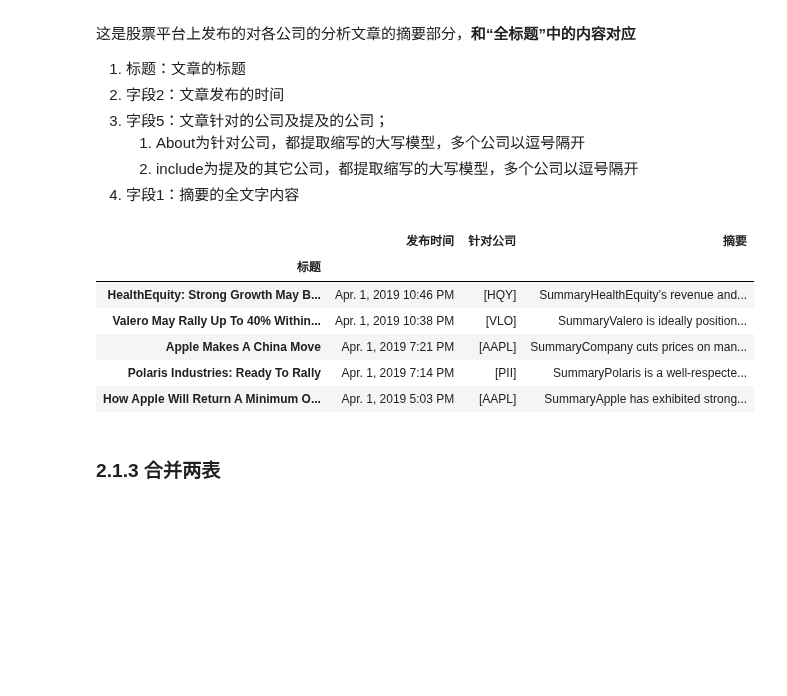
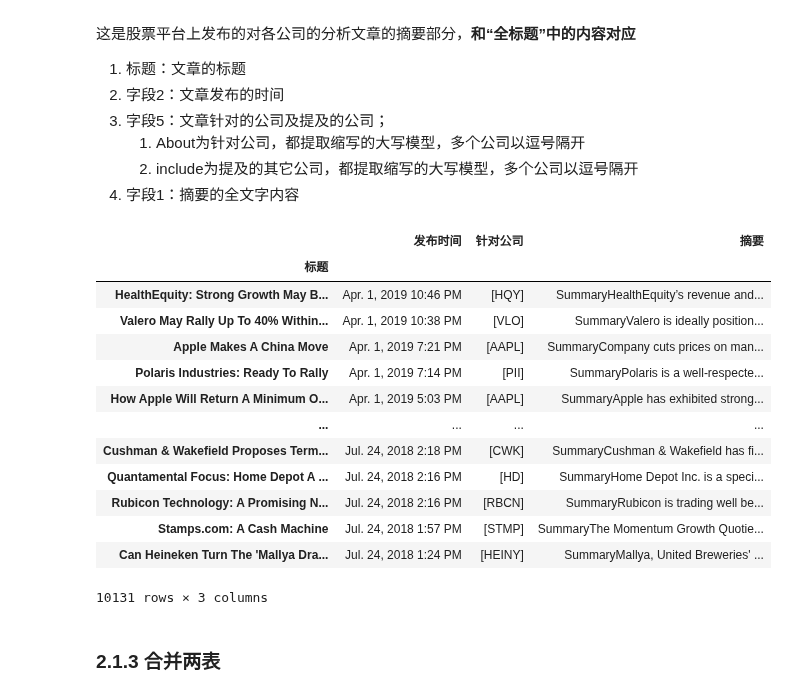
Before and after one commit to easternDay/Stock-forecast, a Jupyter notebook: 一班-1825101045-杨祉.ipynb, the cells around one changed output. Saved outputs shown, nothing was run; the diff lists cells and outputs as text; code cells hidden in the pictures; blank space fills up the shorter version.

```diff
--- a/一班-1825101045-杨祉.ipynb
+++ b/一班-1825101045-杨祉.ipynb
@@ -135,32 +146,39 @@ Title_data.head()
 # %%
 # 读取整个csv文件，并且舍弃【字段1_链接_链接】
 import re
 Content_data = pd.read_csv("./摘要.csv", index_col=0)
 
 # 更改列标
 Content_data.columns = ['发布时间', '针对公司', '摘要']
 
 # 处理【时间】
 Content_data["发布时间"] = Content_data["发布时间"].map(lambda x: x.replace(" ET", ""))
 
 
 # 处理【针对公司】
 Content_data["针对公司"] = Content_data["针对公司"].map(
     lambda x: x.split("Includes:")[0].replace("| About: ", "").split(","))
 # 提取【针对公司】中的简写
 Content_data["针对公司"] = Content_data["针对公司"].map(
     lambda x: ["".join(re.findall('[(](.*?)[)]', i, re.S)) for i in x if not i.find("(") == -1])
 
 # 显示前五行内容
-Content_data.head()
+Content_data
 # %% [output]
 |  | 发布时间 | 针对公司 | 摘要 |
 | 标题 |  |  |  |
 | HealthEquity: Strong Growth May B... | Apr. 1, 2019 10:46 PM | [HQY] | SummaryHealthEquity’s revenue and... |
 | Valero May Rally Up To 40% Within... | Apr. 1, 2019 10:38 PM | [VLO] | SummaryValero is ideally position... |
 | Apple Makes A China Move | Apr. 1, 2019 7:21 PM | [AAPL] | SummaryCompany cuts prices on man... |
 | Polaris Industries: Ready To Rally | Apr. 1, 2019 7:14 PM | [PII] | SummaryPolaris is a well-respecte... |
 | How Apple Will Return A Minimum O... | Apr. 1, 2019 5:03 PM | [AAPL] | SummaryApple has exhibited strong... |
+| ... | ... | ... | ... |
+| Cushman & Wakefield Proposes Term... | Jul. 24, 2018 2:18 PM | [CWK] | SummaryCushman & Wakefield has fi... |
+| Quantamental Focus: Home Depot A ... | Jul. 24, 2018 2:16 PM | [HD] | SummaryHome Depot Inc. is a speci... |
+| Rubicon Technology: A Promising N... | Jul. 24, 2018 2:16 PM | [RBCN] | SummaryRubicon is trading well be... |
+| Stamps.com: A Cash Machine | Jul. 24, 2018 1:57 PM | [STMP] | SummaryThe Momentum Growth Quotie... |
+| Can Heineken Turn The 'Mallya Dra... | Jul. 24, 2018 1:24 PM | [HEINY] | SummaryMallya, United Breweries' ... |
+10131 rows × 3 columns
 # %% [markdown]
 ### 2.1.3 合并两表
 # %%
```
Also changed, not shown: parts of 82 cells of this notebook.
